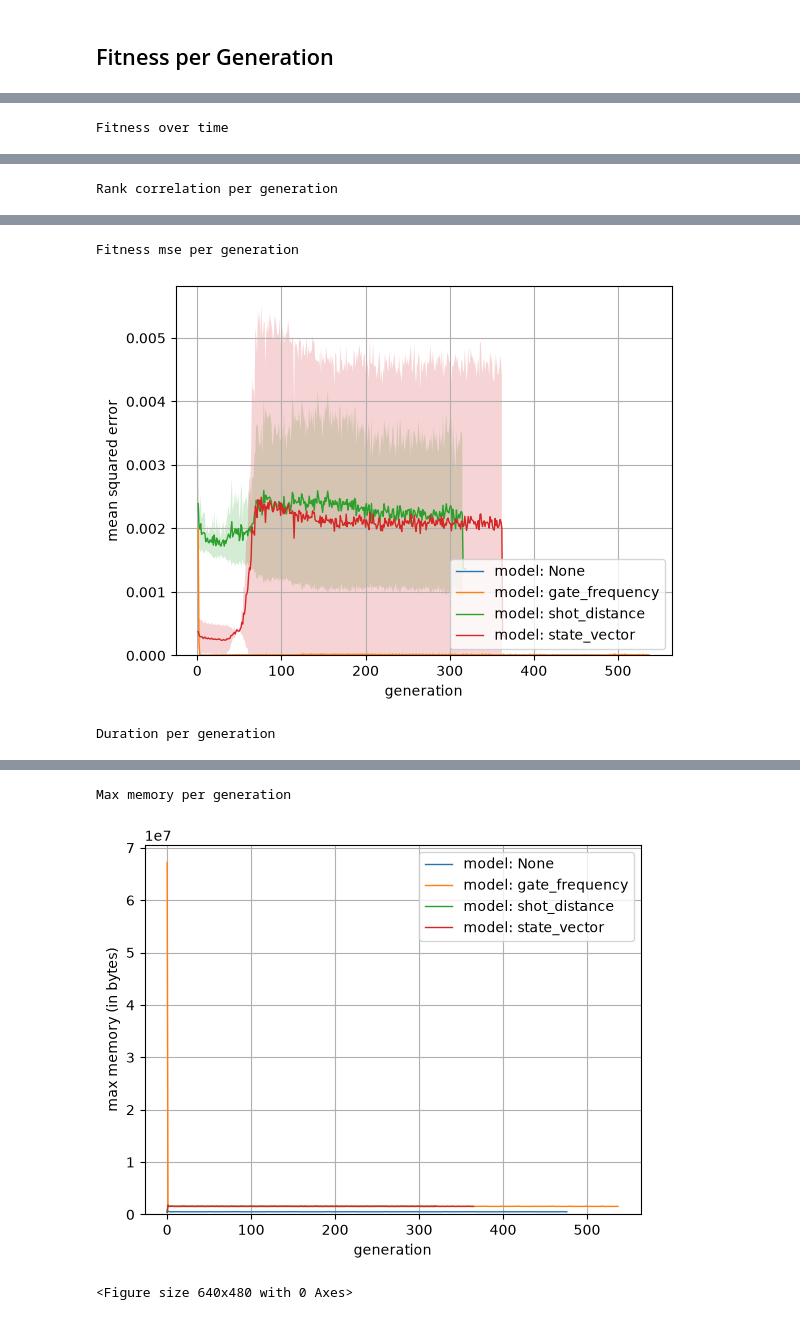
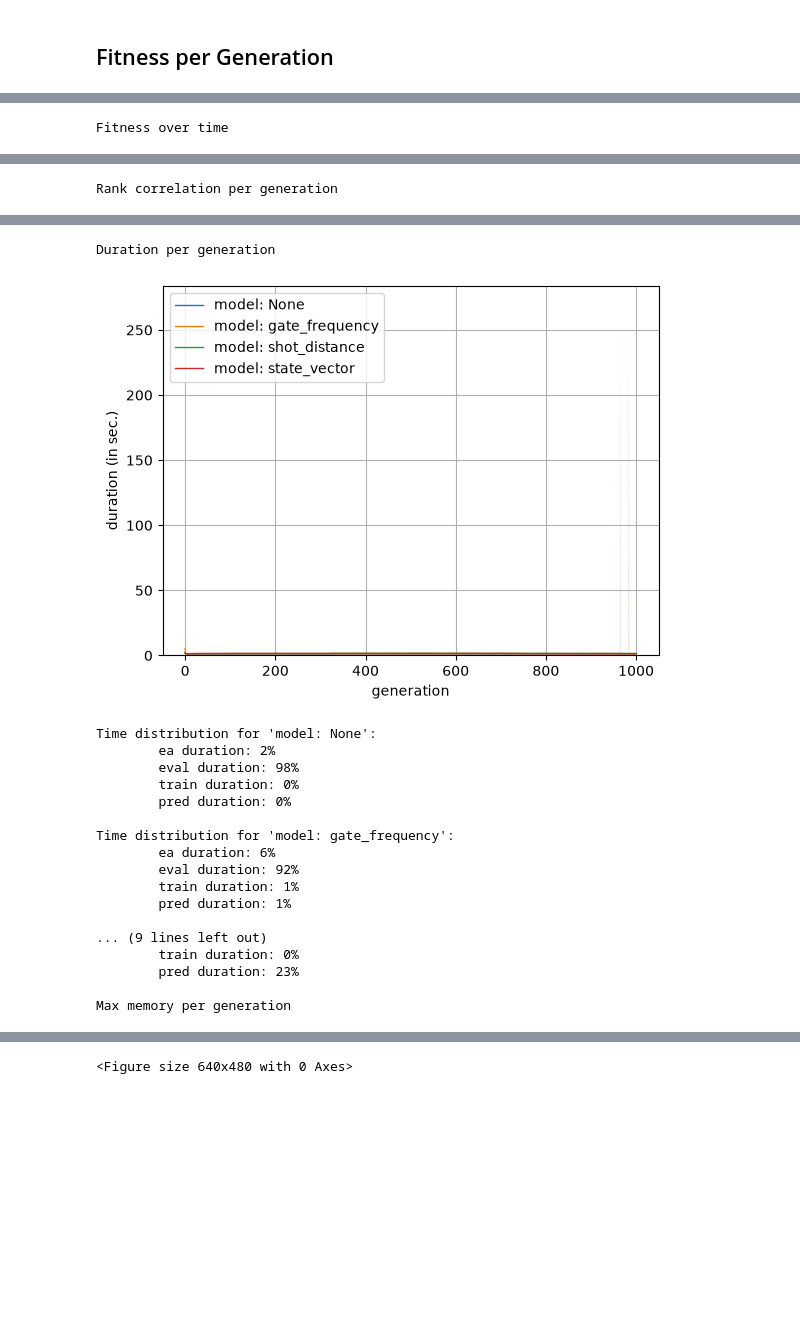
Before and after one commit to westoun/surrogate-assisted-qcs, a Jupyter notebook: evaluation/surrogate_assisted_qcs/analysis.ipynb, the cells around one changed output, grey strips where cells are left out. Drawn from its saved outputs; the diff is of its cells as text; code cells hidden in the pictures; blank space fills up the shorter version.

Commit message:
Run with new data

```diff
--- a/evaluation/surrogate_assisted_qcs/analysis.ipynb
+++ b/evaluation/surrogate_assisted_qcs/analysis.ipynb
@@ -555,3 +555,21 @@ def plot_fitness_per_timestamp(experiments: List[Experiment], labels: List[str],
 
     plt.show()
     plt.clf()
+# %%
+def print_time_distribution(experiments: List[Experiment], labels: List[str]) -> None:
+    for experiment, label in zip(experiments, labels):
+        print(f"\nTime distribution for '{label}':")
+
+        df = experiment.data_by_generation
+        ea_duration = df["median_ea_duration"].median()
+        eval_duration = df["median_eval_duration"].median()
+        train_duration = df["median_train_duration"].median()
+        pred_duration = df["median_pred_duration"].median()
+        total_duration = df["median_total_duration"].median()
+
+        print(f"\tea duration: {round(ea_duration / total_duration * 100)}%")
+        print(f"\teval duration: {round(eval_duration / total_duration * 100)}%")
+        print(f"\ttrain duration: {round(train_duration / total_duration * 100)}%")
+        print(f"\tpred duration: {round(pred_duration / total_duration * 100)}%")
+
+    print("")
@@ -559,7 +595,7 @@ def plot_fitness_per_timestamp(experiments: List[Experiment], labels: List[str],
 ## Fitness per Generation
 # %%
 experiments = load_experiments(
-    results_dir="results/", min_generations=100)
+    results_dir="results/")
 # %%
 qubit_nums = [experiment.qubit_num for experiment in experiments]
 qubit_nums = sorted(list(set(qubit_nums)))
@@ -589,26 +625,28 @@ for qubit_num in qubit_nums:
         print([(experiment.model, len(experiment.seeds)) for experiment in rel_experiments])
 
         print("Fitness per generation")
-        plot_fitness_per_generation(rel_experiments, labels=labels)
+        plot_fitness_per_generation(rel_experiments, labels=labels, target_path=f"results/{qubit_num}q{gate_count}g_fitness_per_generation.png")
 
         print("Fitness over time")
-        plot_fitness_per_timestamp(rel_experiments, labels=labels)
+        plot_fitness_per_timestamp(rel_experiments, labels=labels, target_path=f"results/{qubit_num}q{gate_count}g_fitness_over_time.png")
 
         print("Rank correlation per generation")
-        plot_rank_correlation_per_generation(rel_experiments, labels=labels)
+        plot_rank_correlation_per_generation(rel_experiments, labels=labels, target_path=f"results/{qubit_num}q{gate_count}g_rank_correlation_per_generation.png")
 
-        print("Fitness mse per generation")
-        plot_fitness_mse_per_generation(rel_experiments, labels=labels)
+        # print("Fitness mse per generation")
+        # plot_fitness_mse_per_generation(rel_experiments, labels=labels)
 
         print("Duration per generation")
         plot_duration_per_generation(
-            rel_experiments, labels=labels
+            rel_experiments, labels=labels, target_path=f"results/{qubit_num}q{gate_count}g_duration_per_generation.png"
         )
+        print_time_distribution(rel_experiments, labels=labels)
 
         print("Max memory per generation")
         plot_max_memory_per_generation(
-            rel_experiments, labels=labels
+            rel_experiments, labels=labels, target_path=f"results/{qubit_num}q{gate_count}g_max_memory_per_generation.png"
         )
+        # print_memory_distribution(rel_experiments, labels=labels)
 # %% [output]
 Experiment results for synthesis setup with 6 qubits and 20 gates.
 Seed count per setup:
@@ -622,3 +660,19 @@ Rank correlation per generation
-Fitness mse per generation
+Duration per generation
-[figure, old version]
+[figure, new version]
-Duration per generation
+Time distribution for 'model: None':
+        ea duration: 2%
+        eval duration: 98%
+        train duration: 0%
+        pred duration: 0%
+
+Time distribution for 'model: gate_frequency':
+        ea duration: 6%
+        eval duration: 92%
+        train duration: 1%
+        pred duration: 1%
+
+... (9 lines left out)
+        train duration: 0%
+        pred duration: 23%
+
+Max memory per generation
@@ -626,3 +680 @@ Duration per generation
-Max memory per generation
+<Figure size 640x480 with 0 Axes>
-[figure, removed]
-<Figure size 640x480 with 0 Axes>
```
Also changed, not shown: parts of 2 cells of this notebook.
